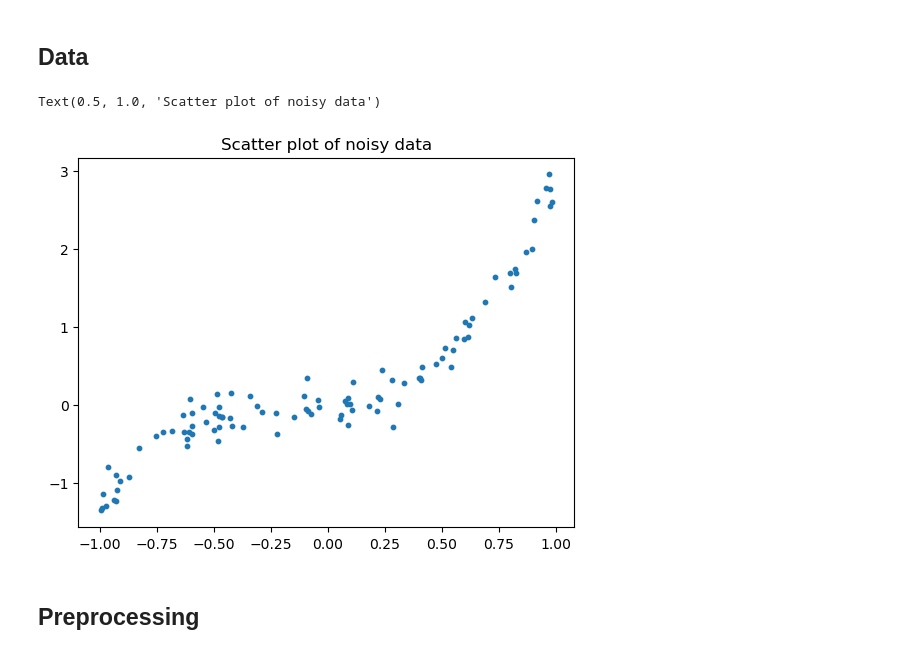
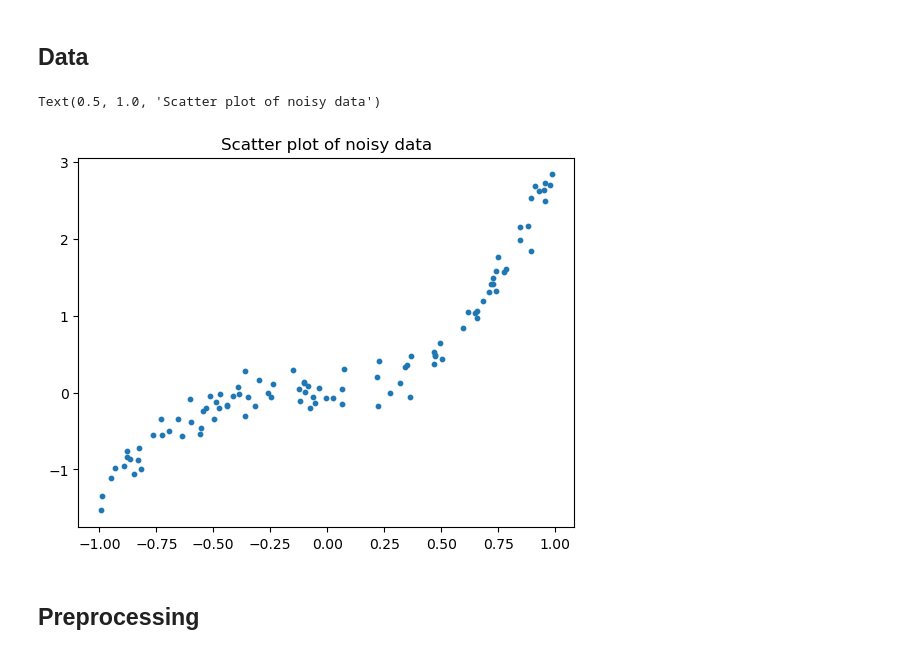
Before and after one commit to bragewiseth/MachineLearningProjects, a Jupyter notebook: weekley_exsercises/week42/solutionweek41-42.ipynb, the cells around one changed output. Drawn from its saved outputs; the diff is of its cells as text; code cells hidden in the pictures.

```diff
--- a/weekley_exsercises/week42/solutionweek41-42.ipynb
+++ b/weekley_exsercises/week42/solutionweek41-42.ipynb
@@ -31,23 +31,21 @@
 # %%
 import numpy as np
 import jax.numpy as jnp
-from jax import jit
 import jax
 from matplotlib import pyplot as plt
 
 
 def f(x):
     return 0.2*x + 0.8*x**2 + 2*x**3
 
-key = jax.random.PRNGKey(1234)
-x = jax.random.uniform(key, (100,),jnp.float32, -1, 1)
-key, subkey = jax.random.split(key)
-y = f(x) + 0.15 * jax.random.normal(subkey, (100,),jnp.float32)
+rng = np.random.default_rng(1234)
+x = rng.uniform(-1, 1, size=(100,))
+y = f(x) + rng.normal(0, 0.15, size=(100,))
 plt.scatter(x, y, s=10)
 plt.title("Scatter plot of noisy data")
 # %% [output]
 Text(0.5, 1.0, 'Scatter plot of noisy data')
-[figure, old version]
+[figure, new version]
 # %% [markdown]
 ## Preprocessing
 # %%
```
Also changed, not shown: parts of 6 cells of this notebook, 2 other files.
